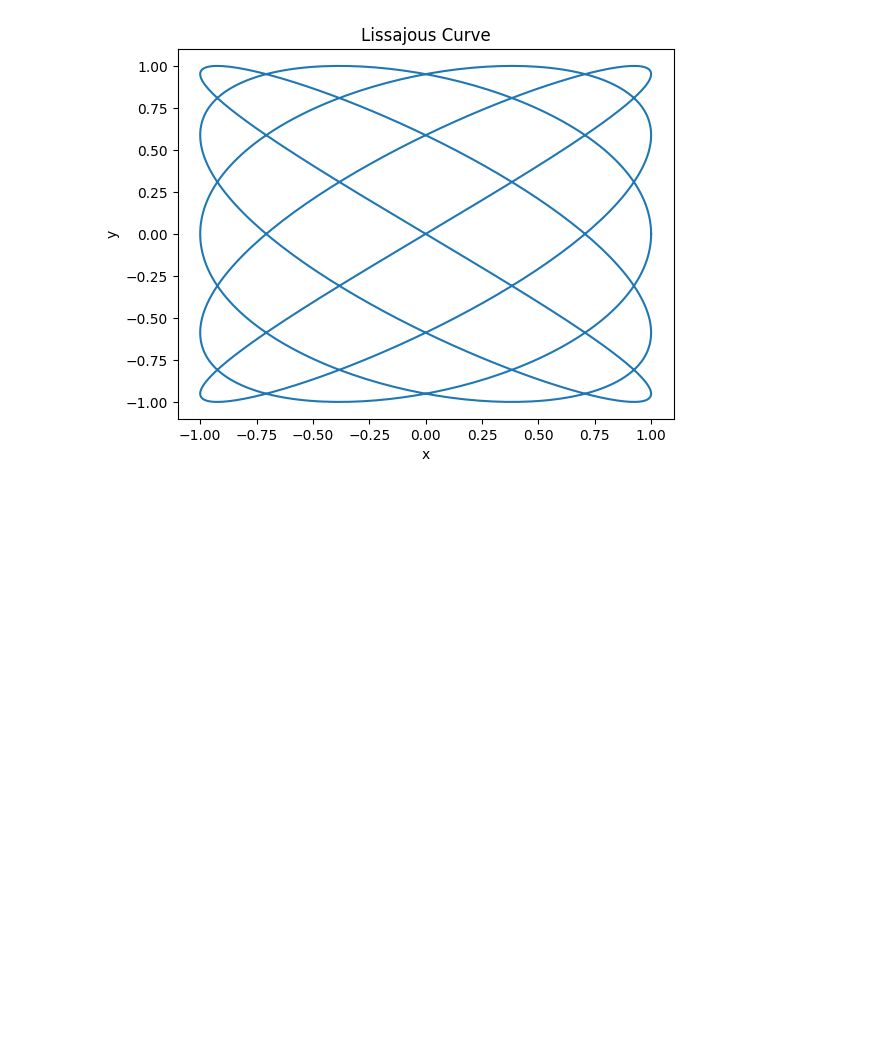
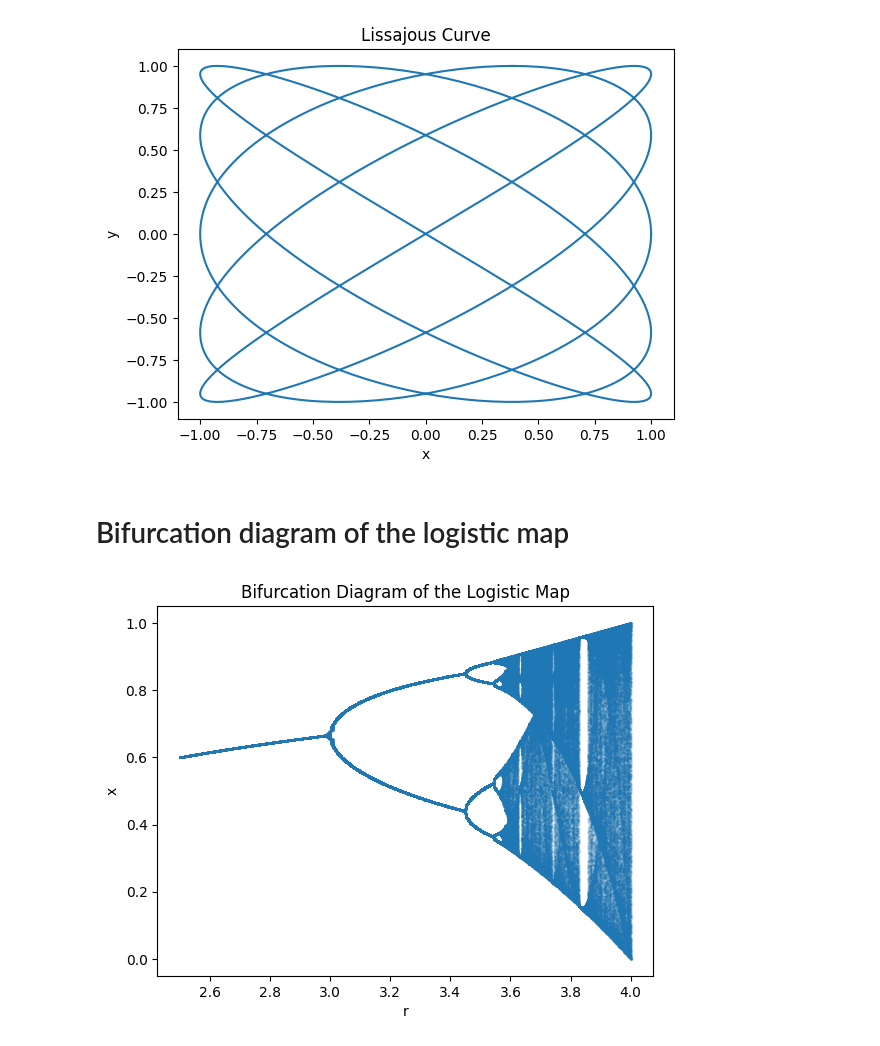
Before and after one commit to Danneftw1/Experiments-Daniel-Nilsson, a Jupyter notebook: Random_math_stuff.ipynb, the cells around one changed output. Saved outputs shown, nothing was run; the diff lists cells and outputs as text; code cells hidden in the pictures; blank space fills up the shorter version.

```diff
--- a/Random_math_stuff.ipynb
+++ b/Random_math_stuff.ipynb
@@ -84,3 +84,32 @@ plt.title('Lissajous Curve')
 plt.show()
 # %% [output]
 [figure]
+# %% [markdown]
+# Bifurcation diagram of the logistic map
+# %%
+import numpy as np
+import matplotlib.pyplot as plt
+
+def logistic_map(r, x):
+    return r * x * (1 - x)
+
+iterations = 1000
+discard = 200
+r_values = np.linspace(2.5, 4.0, 1000)
+x_values = []
+
+for r in r_values:
+    x = np.random.rand()
+    for _ in range(iterations):
+        x = logistic_map(r, x)
+        if _ > discard:
+            x_values.append((r, x))
+
+r, x = zip(*x_values)
+plt.scatter(r, x, s=0.5, alpha=0.1)
+plt.xlabel('r')
+plt.ylabel('x')
+plt.title('Bifurcation Diagram of the Logistic Map')
+plt.show()
+# %% [output]
+[figure, added]
```
Also changed, not shown: parts of 4 cells of this notebook, 2 other files.
